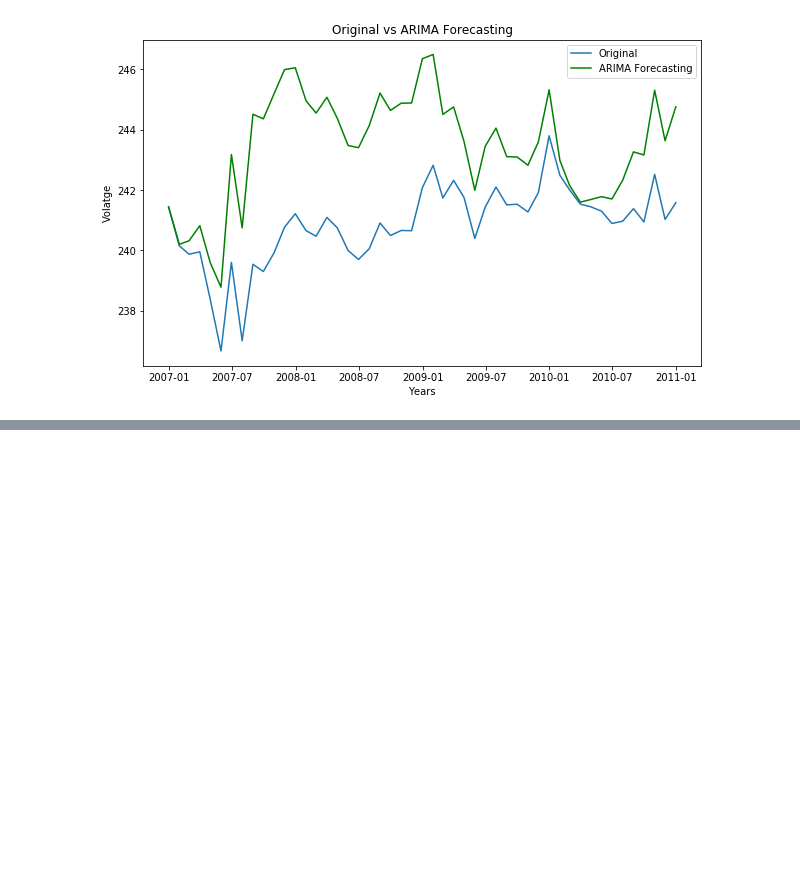
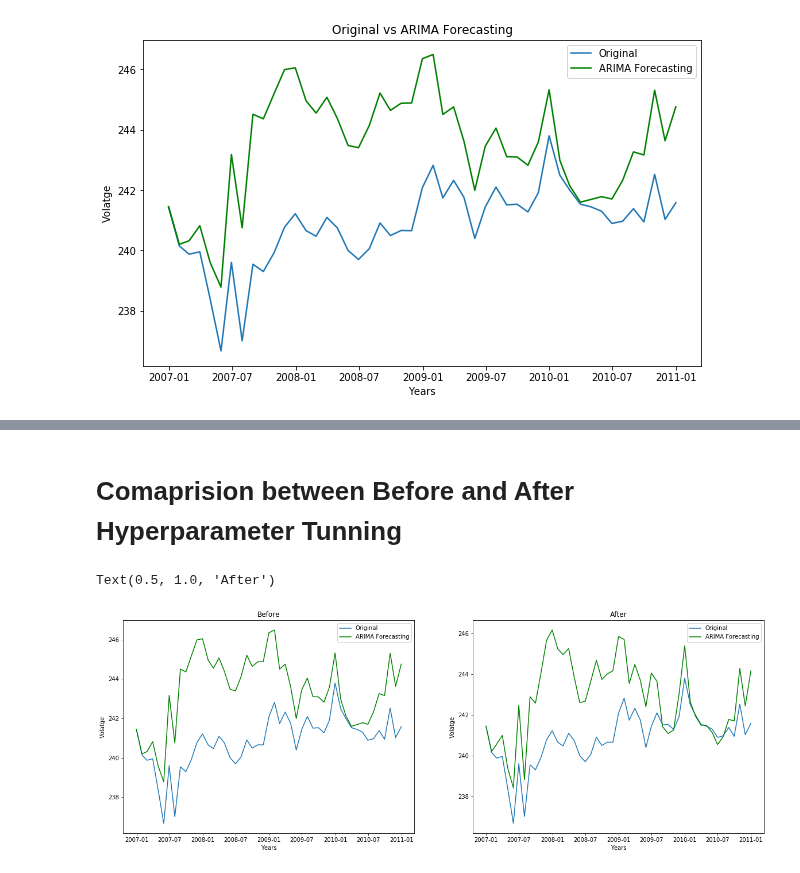
Before and after one commit to SSehrawat1720/ML-Projects, a Jupyter notebook: Time Series Forecasting France House Energy.ipynb, the cells around one changed output, grey strips where cells are left out. Drawn from its saved outputs; the diff is of its cells as text; code cells hidden in the pictures; blank space fills up the shorter version.

```diff
--- a/Time Series Forecasting France House Energy.ipynb
+++ b/Time Series Forecasting France House Energy.ipynb
@@ -650,0 +756,27 @@ Text(0.5, 1.0, 'Original vs ARIMA Forecasting')
+# %% [markdown]
+# Comaprision between Before and After Hyperparameter Tunning
+# %%
+# Creating a figure
+fig = plt.figure(figsize=(20,15))
+
+# Defining subplots and their positions in the figure
+fig1 = fig.add_subplot(221)
+fig2 = fig.add_subplot(222)
+
+
+fig1.plot(Model_Dataset.iloc[:,0] , label = 'Original')
+fig1.plot(Forecast_value , color = 'green' , label = 'ARIMA Forecasting')
+fig1.legend(loc='best')
+fig1.set_xlabel('Years')
+fig1.set_ylabel('Volatge')
+fig1.set_title('Before')
+
+fig2.plot(Model_Dataset.iloc[:,0] , label = 'Original')
+fig2.plot(Best_Forecast_value , color = 'green' , label = 'ARIMA Forecasting')
+fig2.legend(loc='best')
+fig2.set_xlabel('Years')
+fig2.set_ylabel('Volatge')
+fig2.set_title('After')
+# %% [output]
+Text(0.5, 1.0, 'After')
+[figure, added]
```
Also changed, not shown: parts of 21 cells of this notebook.
